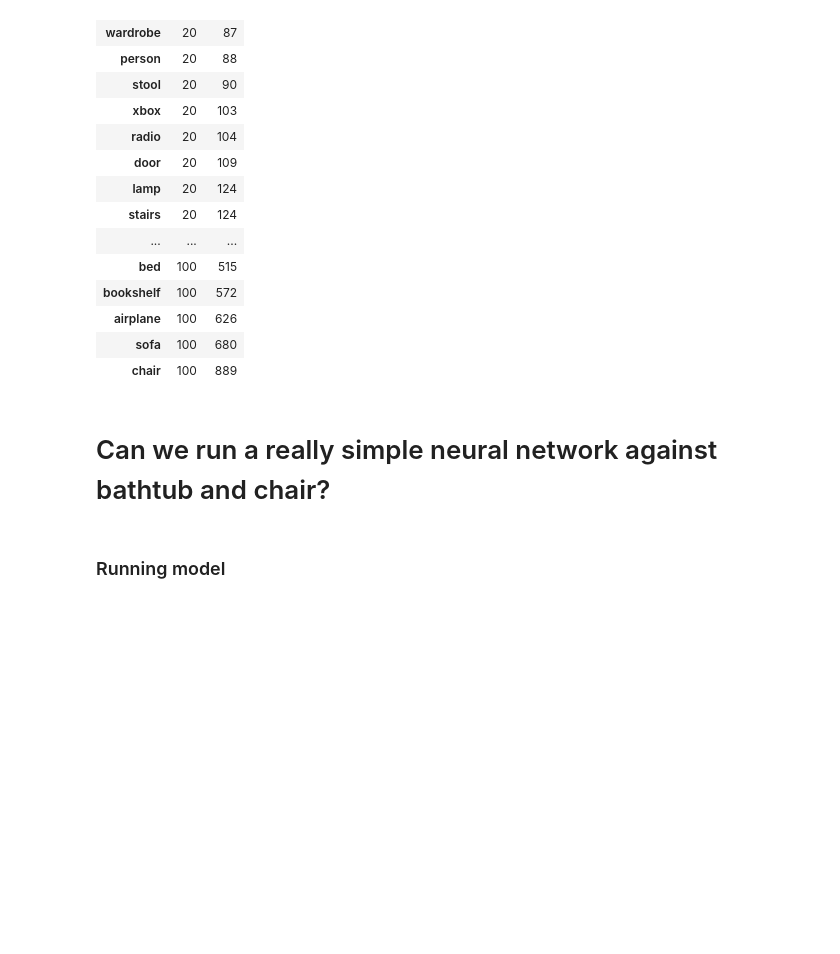
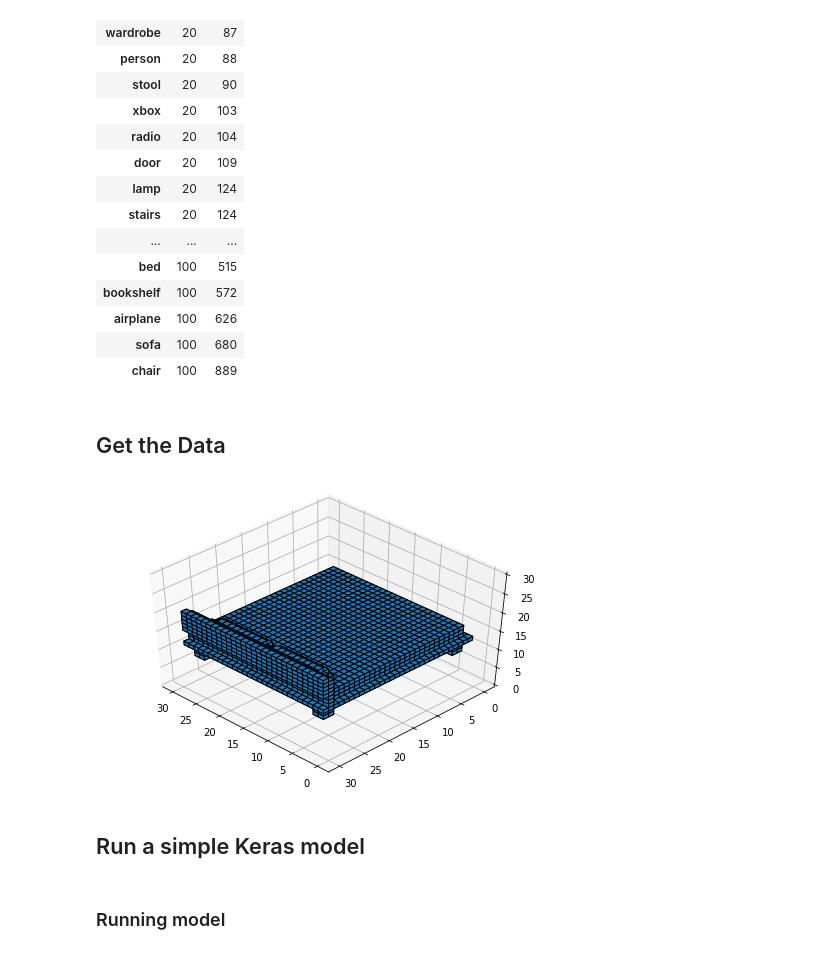
Before and after one commit to Ryanglambert/3d_model_retriever, a Jupyter notebook: EDA.ipynb, the cells around one changed output. Cells and saved outputs as stored; diff of their text form; code cells hidden in the pictures; blank space fills up the shorter version.

```diff
--- a/EDA.ipynb
+++ b/EDA.ipynb
@@ -80,5 +72,5 @@ plot_class_balance(df, 'ModelNet40')
 | airplane | 100 | 626 |
 | sofa | 100 | 680 |
 | chair | 100 | 889 |
-# %% [markdown]
-# Can we run a really simple neural network against bathtub and chair?
+# %% [markdown]
+## Get the Data
@@ -85,3 +83,9 @@ plot_class_balance(df, 'ModelNet40')
+# %%
+plot_vox(x_train[0].reshape(30, 30, 30))
+# %% [output]
+[figure, added]
+# %% [markdown]
+## Run a simple Keras model
 # %% [markdown]
 ### Running model
 # %%
```
Also changed, not shown: parts of 9 cells of this notebook, 1 other file.
